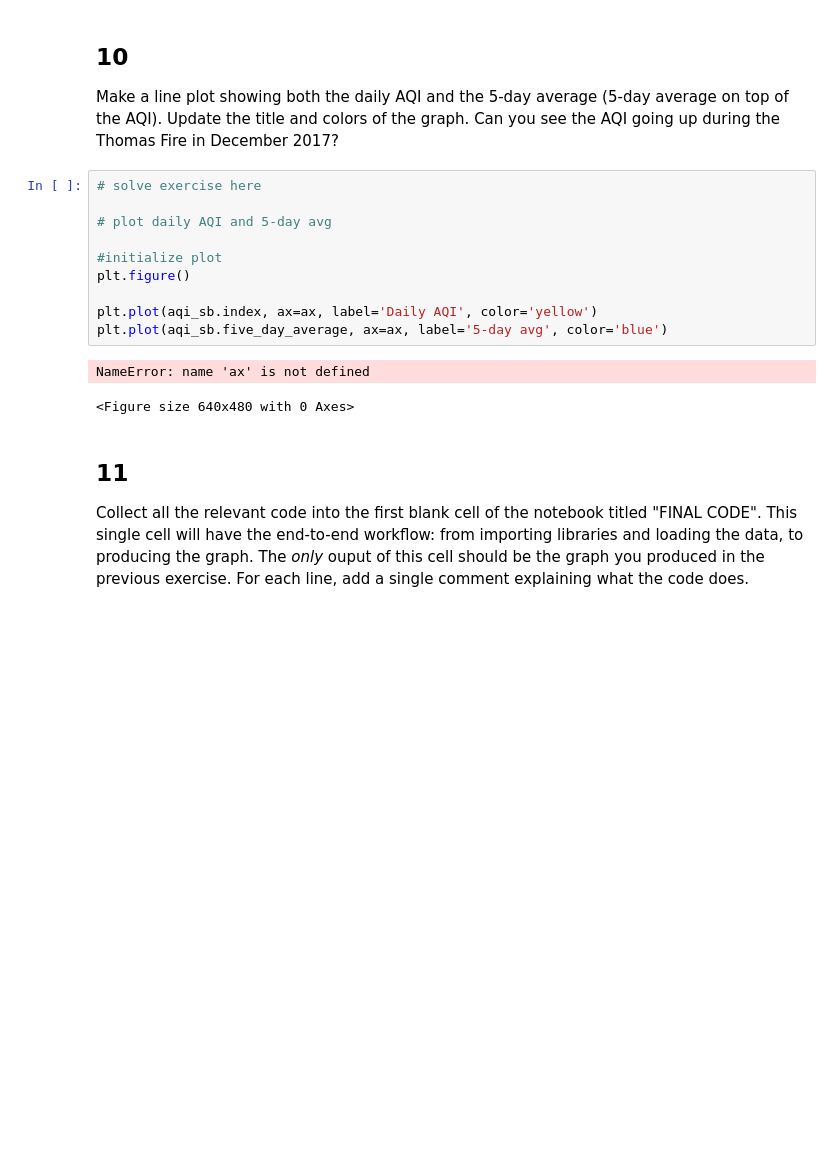
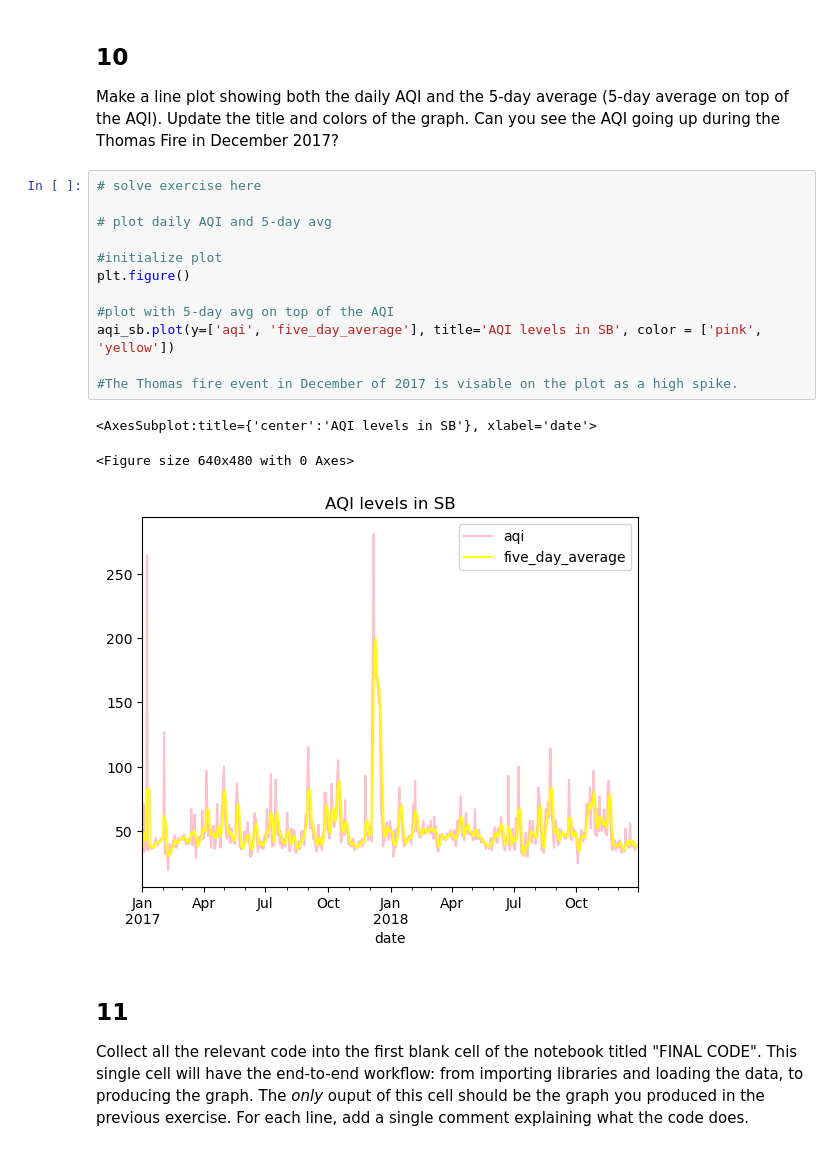
Before and after one commit to lchenhub/eds220-hwk-2, a Jupyter notebook: hwk2-task2-aqi.ipynb, the cells around one changed output. Drawn from its saved outputs; the diff is of its cells as text; blank space fills up the shorter version.

Commit message:
completed graph

```diff
--- a/hwk2-task2-aqi.ipynb
+++ b/hwk2-task2-aqi.ipynb
@@ -264,19 +264,22 @@ aqi_sb['five_day_average'] = aqi_sb.aqi.rolling('5D').mean()
 # %% [markdown]
 ## 10
 Make a line plot showing both the daily AQI and the 5-day average (5-day average on top of the AQI). Update the title and colors of the graph. Can you see the AQI going up during the Thomas Fire in December 2017?
-# %%
-# solve exercise here
-
-# plot daily AQI and 5-day avg
-
-#initialize plot
-plt.figure()
-
-plt.plot(aqi_sb.index, ax=ax, label='Daily AQI', color='yellow')
-plt.plot(aqi_sb.five_day_average, ax=ax, label='5-day avg', color='blue')
-# %% [output]
-NameError: name 'ax' is not defined
-<Figure size 640x480 with 0 Axes>
+# %%
+# solve exercise here
+
+# plot daily AQI and 5-day avg
+
+#initialize plot
+plt.figure()
+
+#plot with 5-day avg on top of the AQI
+aqi_sb.plot(y=['aqi', 'five_day_average'], title='AQI levels in SB', color = ['pink', 'yellow'])
+
+#The Thomas fire event in December of 2017 is visable on the plot as a high spike.
+# %% [output]
+<AxesSubplot:title={'center':'AQI levels in SB'}, xlabel='date'>
+<Figure size 640x480 with 0 Axes>
+[figure, added]
 # %% [markdown]
 ## 11
 
```
